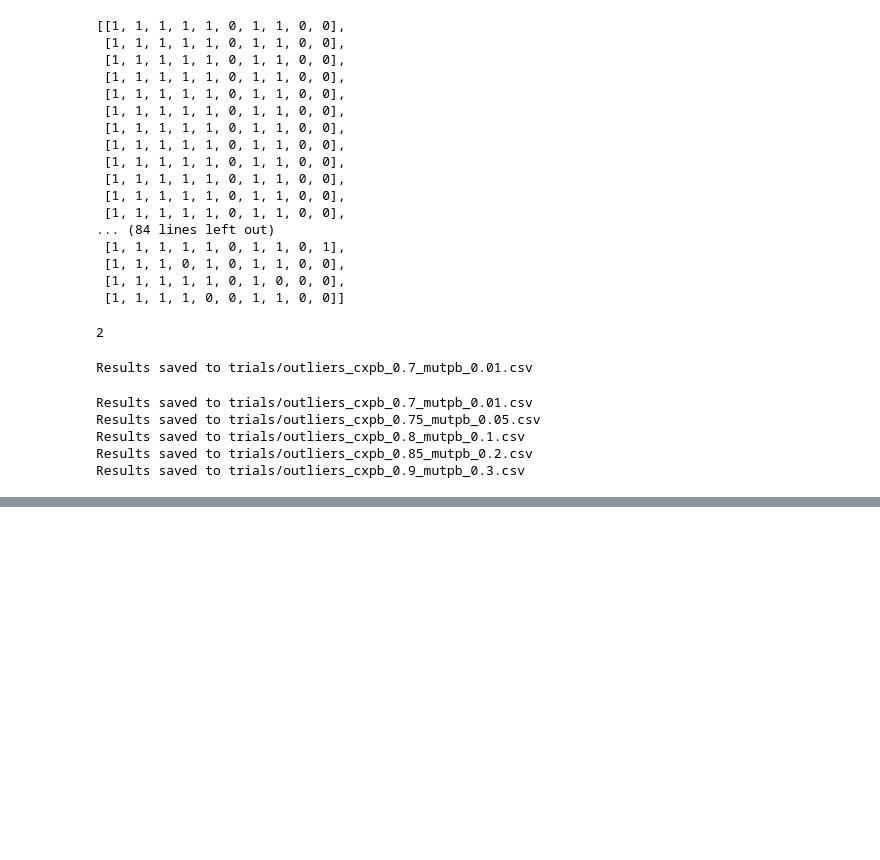
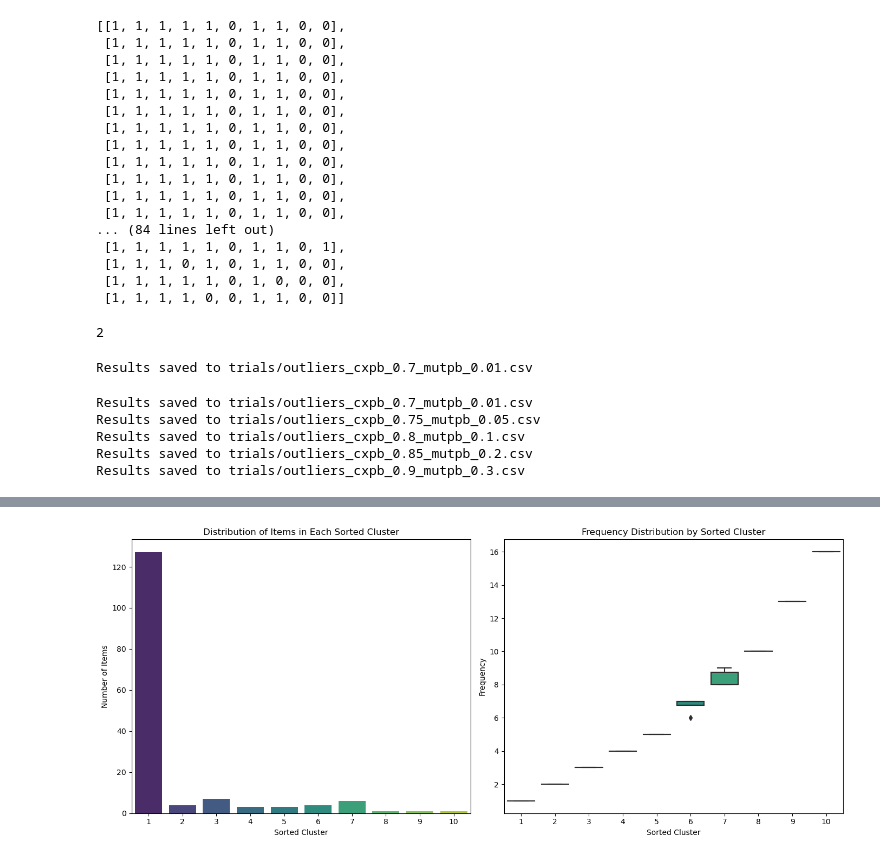
Before and after one commit to rtenacity/dark-matter-genetic, a Jupyter notebook: main.ipynb, the cells around one changed output, grey strips where cells are left out. Saved outputs shown, nothing was run; the diff lists cells and outputs as text; code cells hidden in the pictures; blank space fills up the shorter version.

```diff
--- a/main.ipynb
+++ b/main.ipynb
@@ -178,0 +275,4 @@ Results saved to trials/outliers_cxpb_0.9_mutpb_0.3.csv
+# %%
+analyze_and_plot_clusters('trials/outliers_cxpb_0.85_mutpb_0.2.csv')
+# %% [output]
+[figure, added]
```
Also changed, not shown: parts of 9 cells of this notebook, 2 other files.
